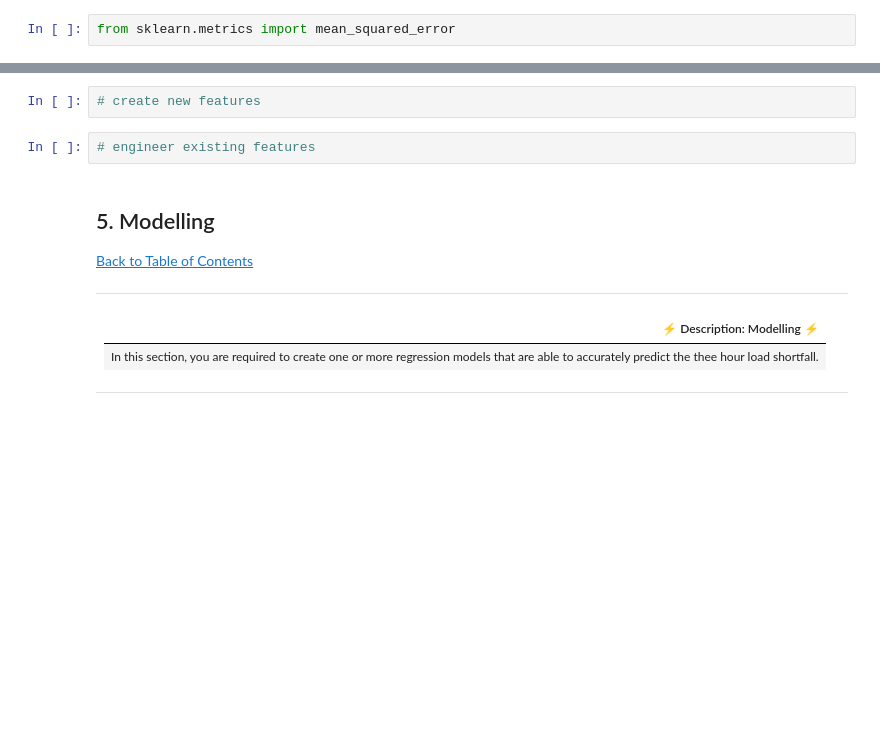
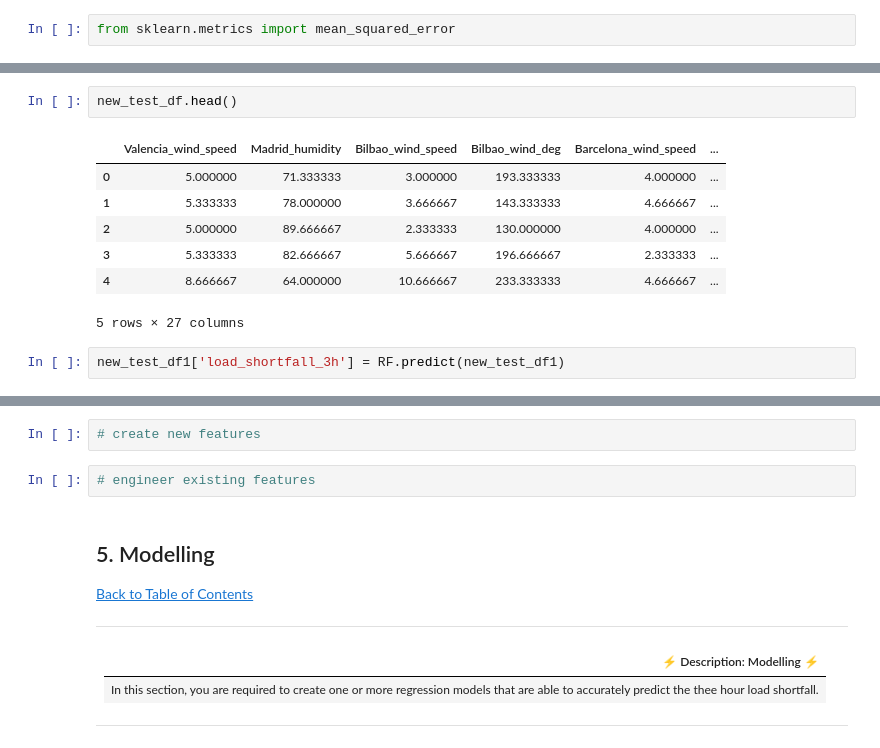
Before and after one commit to KenCBonyo/2110ACDS_ND5, a Jupyter notebook: starter-notebookV1.2.ipynb, the cells around one changed output, grey strips where cells are left out. Saved outputs shown, nothing was run; the diff lists cells and outputs as text; blank space fills up the shorter version.

```diff
--- a/starter-notebookV1.2.ipynb
+++ b/starter-notebookV1.2.ipynb
@@ -556,0 +598,12 @@ sub_df = test_df[['time','load_shortfall_3h']]
+# %%
+new_test_df.head()
+# %% [output]
+|  | Valencia_wind_speed | Madrid_humidity | Bilbao_wind_speed | Bilbao_wind_deg | Barcelona_wind_speed | ... |
+| 0 | 5.000000 | 71.333333 | 3.000000 | 193.333333 | 4.000000 | ... |
+| 1 | 5.333333 | 78.000000 | 3.666667 | 143.333333 | 4.666667 | ... |
+| 2 | 5.000000 | 89.666667 | 2.333333 | 130.000000 | 4.000000 | ... |
+| 3 | 5.333333 | 82.666667 | 5.666667 | 196.666667 | 2.333333 | ... |
+| 4 | 8.666667 | 64.000000 | 10.666667 | 233.333333 | 4.666667 | ... |
+5 rows × 27 columns
+# %%
+new_test_df1['load_shortfall_3h'] = RF.predict(new_test_df1)
```
Also changed, not shown: parts of 13 cells of this notebook.
